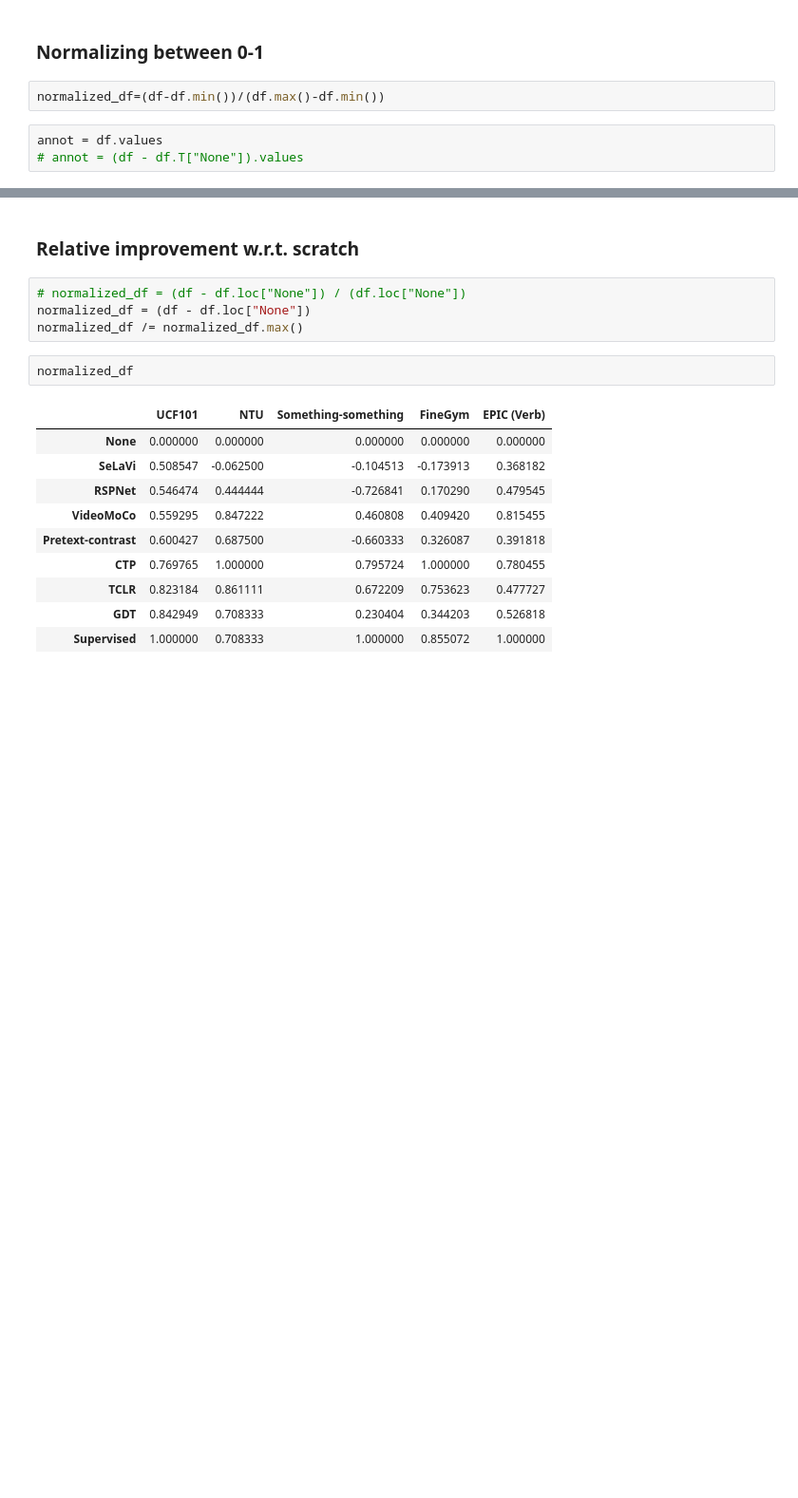
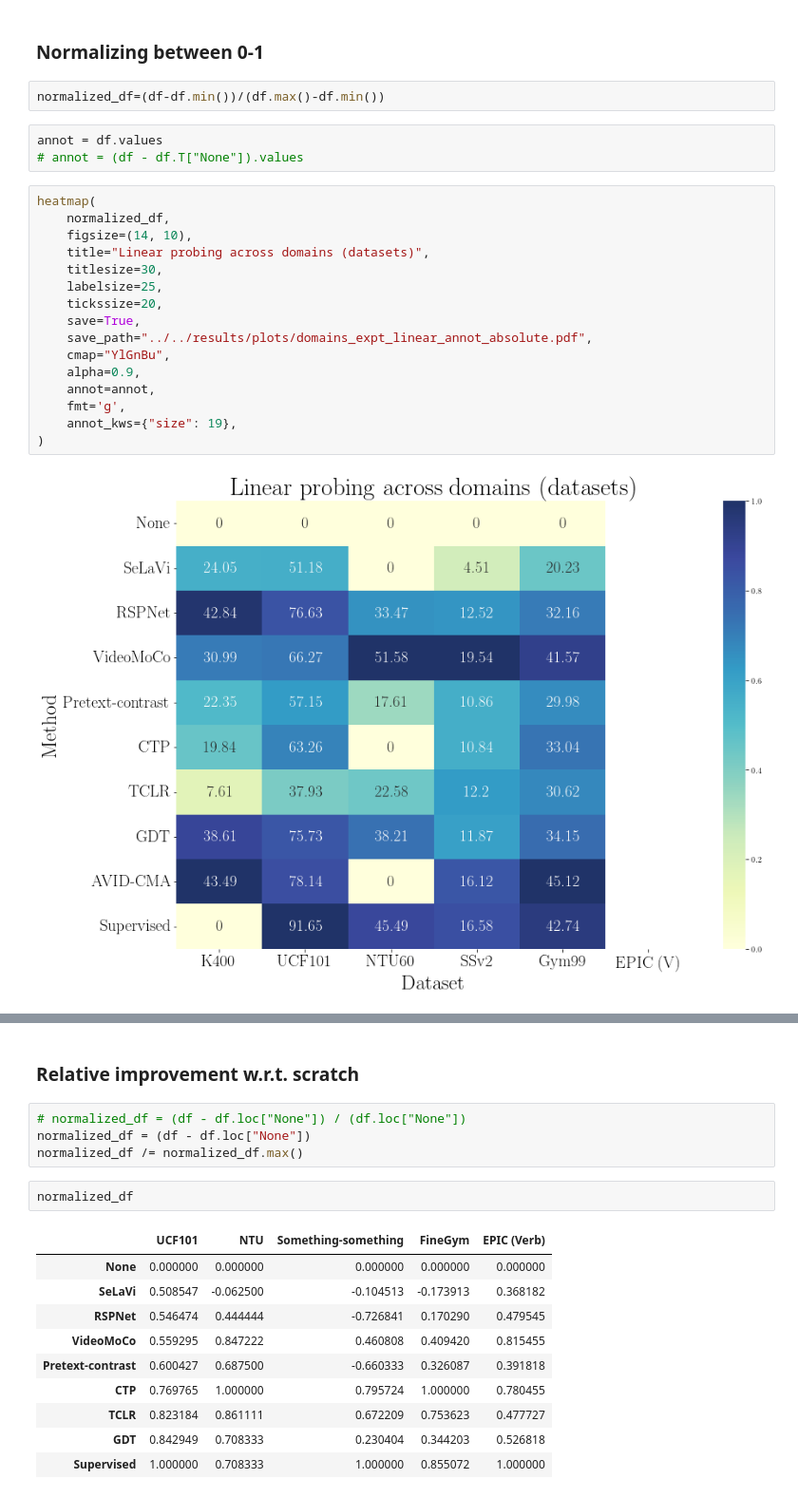
Before and after one commit to bpiyush/ViDA-SSL, a Jupyter notebook: misc/plotting/domain_shift.ipynb, the cells around one changed output, grey strips where cells are left out. Shown at 95% size. Cells and saved outputs as stored; diff of their text form; blank space fills up the shorter version.

```diff
--- a/misc/plotting/domain_shift.ipynb
+++ b/misc/plotting/domain_shift.ipynb
@@ -149,6 +110,24 @@ normalized_df=(df-df.min())/(df.max()-df.min())
 # %%
 annot = df.values
 # annot = (df - df.T["None"]).values
+# %%
+heatmap(
+    normalized_df,
+    figsize=(14, 10),
+    title="Linear probing across domains (datasets)",
+    titlesize=30,
+    labelsize=25,
+    tickssize=20,
+    save=True,
+    save_path="../../results/plots/domains_expt_linear_annot_absolute.pdf",
+    cmap="YlGnBu",
+    alpha=0.9,
+    annot=annot,
+    fmt='g',
+    annot_kws={"size": 19},
+)
+# %% [output]
+[figure, added]
 # %%
 heatmap(
     normalized_df,
```
Also changed, not shown: parts of 20 cells of this notebook, 26 other files.
